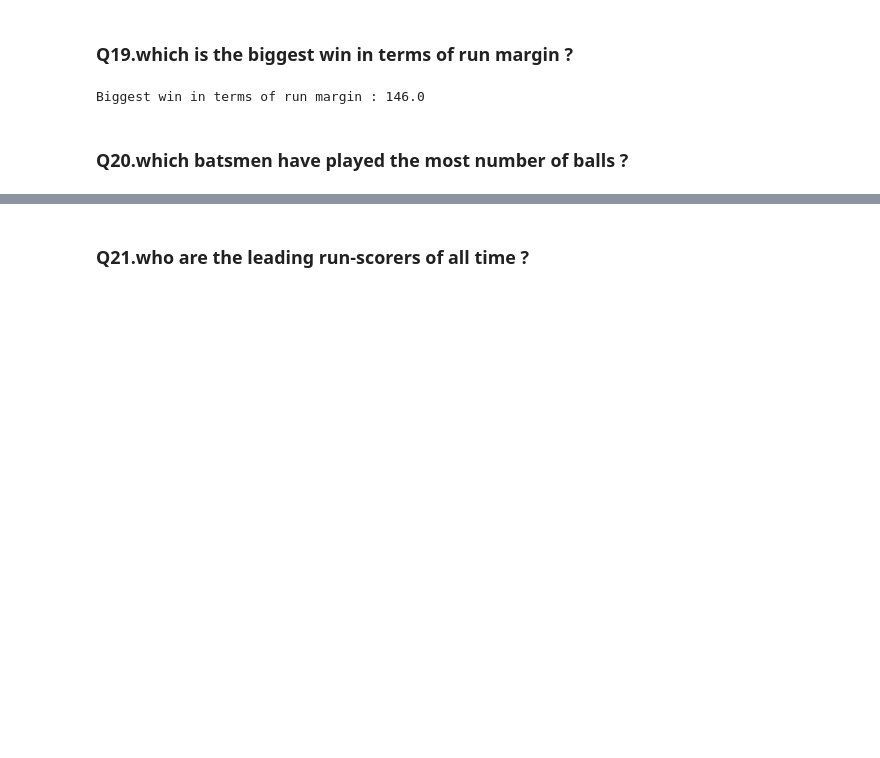
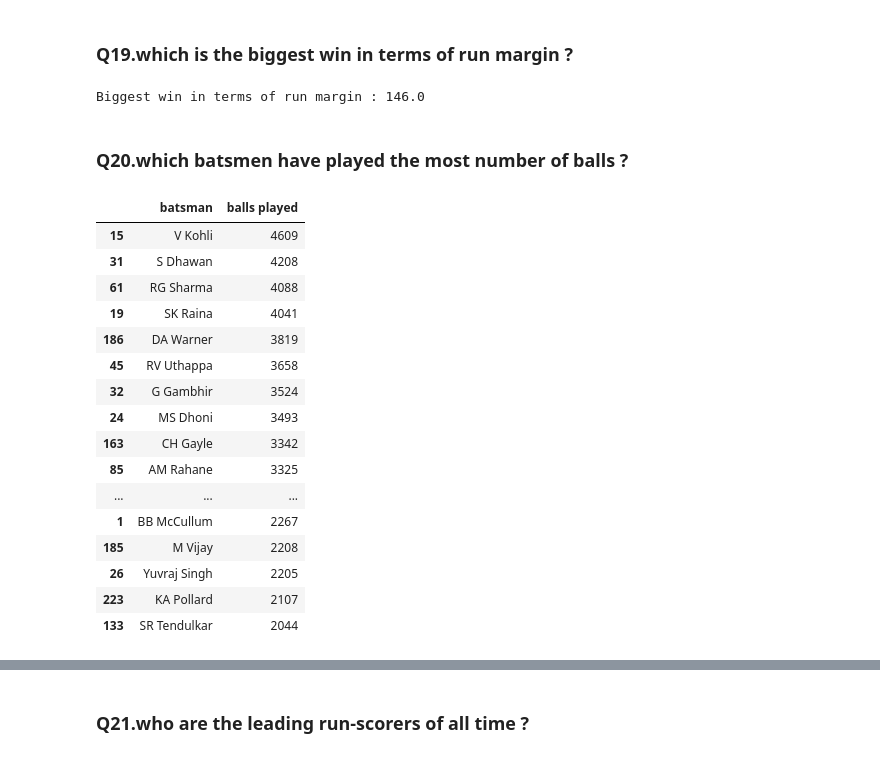
Before and after one commit to RahulWadwani/Projects, a Jupyter notebook: Major projects/Major Project - 5/Data Analysis -IPL.ipynb, the cells around one changed output, grey strips where cells are left out. Cells and saved outputs as stored; diff of their text form; code cells hidden in the pictures; blank space fills up the shorter version.

```diff
--- a/Major projects/Major Project - 5/Data Analysis -IPL.ipynb
+++ b/Major projects/Major Project - 5/Data Analysis -IPL.ipynb
@@ -499,3 +525,6 @@ Name of the team         : Mumbai Indians
 Number of times team won : 120
 # %% [markdown]
 ### Q13.which team has the  highest winning percentage ?
+# %%
+for i in df['team1'].unique():
+    print(i)
@@ -502,21 +547,3 @@ Number of times team won : 120
 # %%
-teams = {}
-for i in df.values:
-    if i[6] not in teams or i[7] not in teams:
-        teams[i[6]] = 1
-        teams[i[7]] = 1
-    else:
-        teams[i[6]] += 1
-        teams[i[7]] += 1
-
-winner = {}
-for i in df['winner']:
-    if i in winner:
-        winner[i] += 1
-    else:
-        winner[i] = 1
-
-print(teams)
-print('-'*100)
-print(winner)
+winner
 # %% [output]
@@ -562,2 +574,11 @@ df
 # %% [markdown]
 ### Q18.what was the highest run scored by a team in a single match ?
+# %%
+high_score = 0
+for i in data.values:
+    if (i[17] > high_score):
+        high_score = i[17]
+    elif i[18] > high_score:
+        high_score = i[17]
+
+print('Highest runs scored by a team :',high_score)
@@ -576,3 +599,34 @@ Biggest win in terms of run margin : 146.0
 ### Q20.which batsmen have played the most number of balls ?
 # %%
 df2 = pd.read_csv('IPL Ball-by-Ball 2008-2020.csv')
+
+most_ball = {}
+for i in df2.values:
+    if (i[4]) not in most_ball:
+        most_ball[i[4]] = 1
+    else:
+        most_ball[i[4]] += 1
+
+most_balls = pd.DataFrame()
+most_balls['batsman'] = most_ball.keys()
+most_balls['balls played'] = most_ball.values()
+most_balls = most_balls[most_balls['balls played']>2000].sort_values(by = 'balls played',ascending = False)
+most_balls
+# %% [output]
+|  | batsman | balls played |
+| 15 | V Kohli | 4609 |
+| 31 | S Dhawan | 4208 |
+| 61 | RG Sharma | 4088 |
+| 19 | SK Raina | 4041 |
+| 186 | DA Warner | 3819 |
+| 45 | RV Uthappa | 3658 |
+| 32 | G Gambhir | 3524 |
+| 24 | MS Dhoni | 3493 |
+| 163 | CH Gayle | 3342 |
+| 85 | AM Rahane | 3325 |
+| ... | ... | ... |
+| 1 | BB McCullum | 2267 |
+| 185 | M Vijay | 2208 |
+| 26 | Yuvraj Singh | 2205 |
+| 223 | KA Pollard | 2107 |
+| 133 | SR Tendulkar | 2044 |
```
Also changed, not shown: parts of 22 cells of this notebook, 7 other files.
